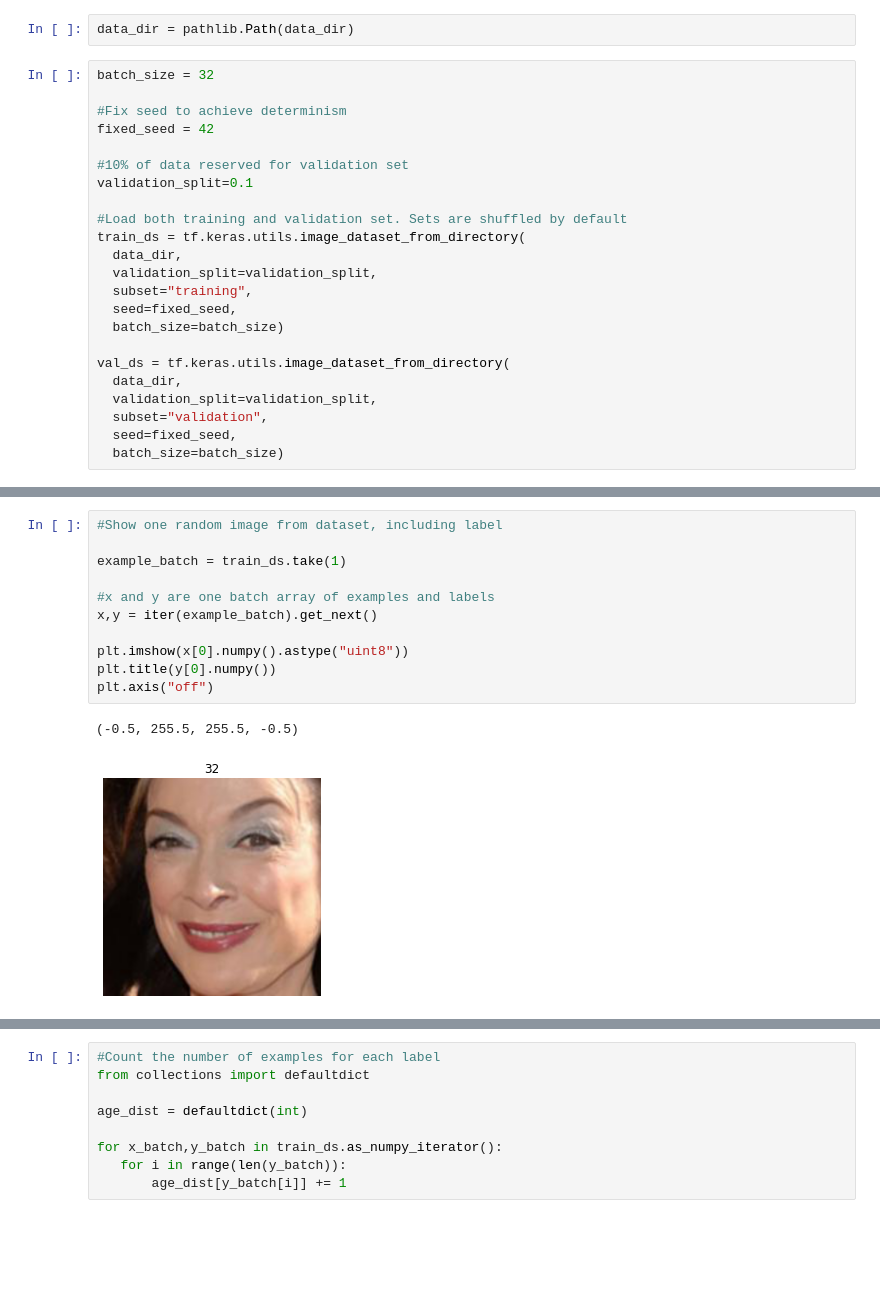
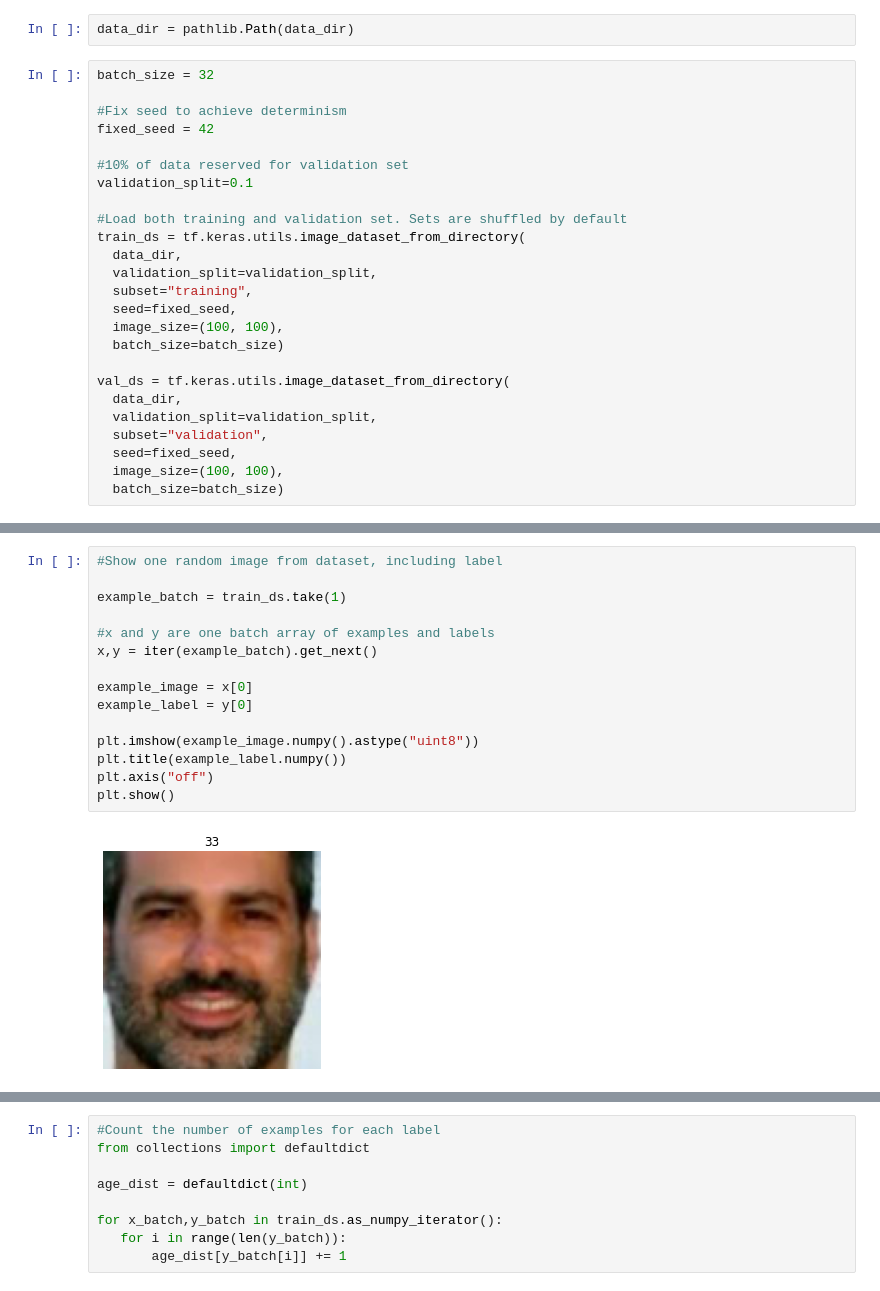
Before and after one commit to opencampus-sh/project_template_folder, a Jupyter notebook: code/Project_Notebook.ipynb, the cells around one changed output, grey strips where cells are left out. Cells and saved outputs as stored; diff of their text form; blank space fills up the shorter version.

Commit message:
Implemented a first DNN / Plotted accuracy and loss for trained model / Visualized some examples and predictions / Added some TODOs

```diff
--- a/code/Project_Notebook.ipynb
+++ b/code/Project_Notebook.ipynb
@@ -54,6 +54,7 @@ train_ds = tf.keras.utils.image_dataset_from_directory(
   validation_split=validation_split,
   subset="training",
   seed=fixed_seed,
+  image_size=(100, 100),
   batch_size=batch_size)
 
 val_ds = tf.keras.utils.image_dataset_from_directory(
@@ -61,5 +62,6 @@ val_ds = tf.keras.utils.image_dataset_from_directory(
   validation_split=validation_split,
   subset="validation",
   seed=fixed_seed,
+  image_size=(100, 100),
   batch_size=batch_size)
 # %% [output]
@@ -83,14 +88,17 @@ print(train_ds)
 # %%
 #Show one random image from dataset, including label
 
 example_batch = train_ds.take(1)
 
 #x and y are one batch array of examples and labels
 x,y = iter(example_batch).get_next()
 
-plt.imshow(x[0].numpy().astype("uint8"))
-plt.title(y[0].numpy())
+example_image = x[0]
+example_label = y[0]
+
+plt.imshow(example_image.numpy().astype("uint8"))
+plt.title(example_label.numpy())
 plt.axis("off")
+plt.show()
 # %% [output]
-(-0.5, 255.5, 255.5, -0.5)
-[figure, old version]
+[figure, new version]
```
Also changed, not shown: parts of 10 cells of this notebook.
